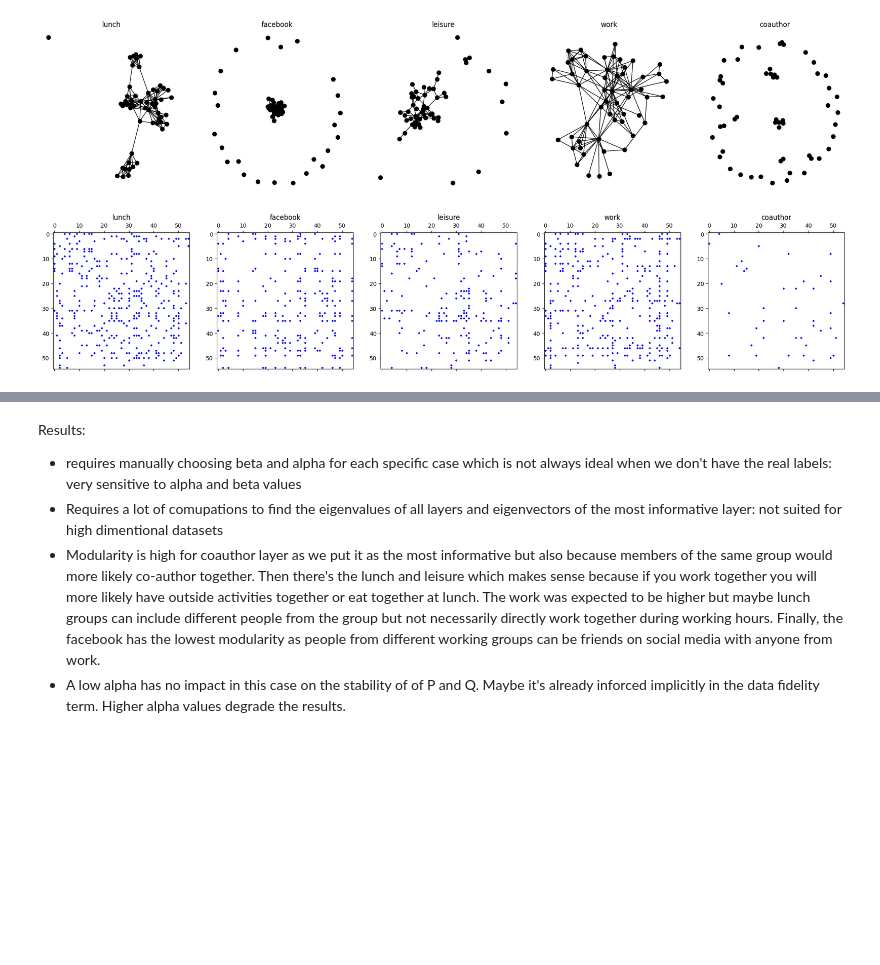
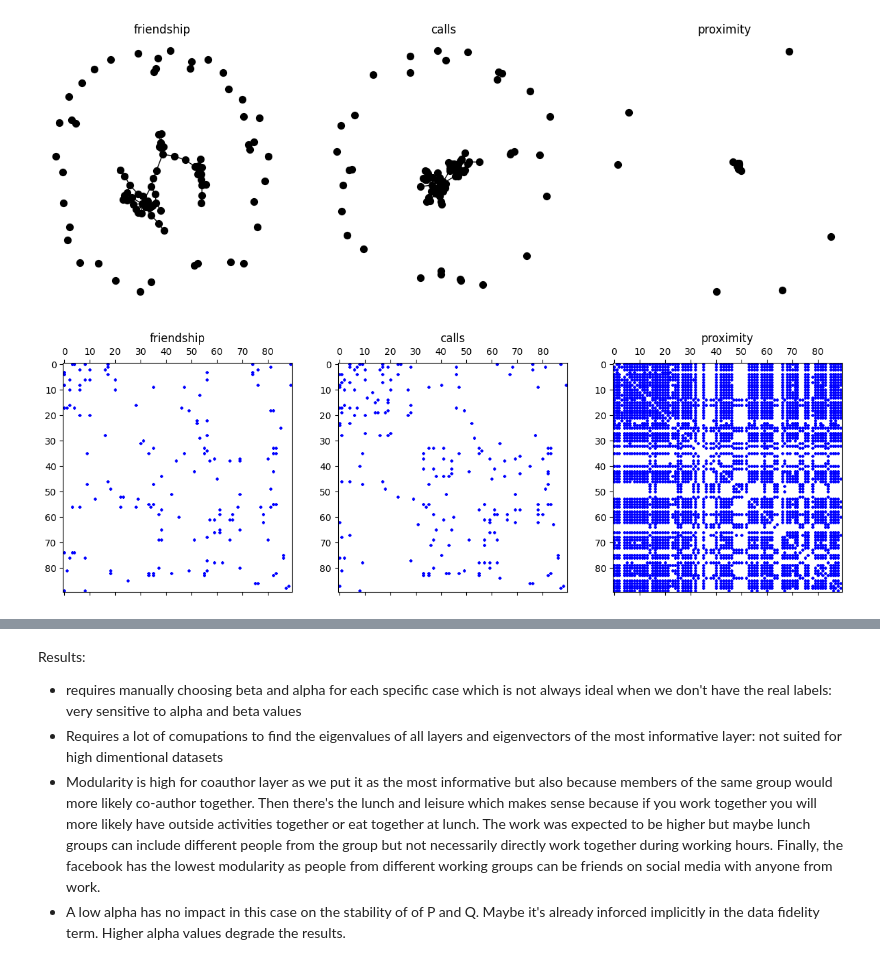
Before and after one commit to souheib1/Clustering-with-Multi-Layer-Graphs, a Jupyter notebook: multi_layer_graph.ipynb, the cells around one changed output, grey strips where cells are left out. Drawn from its saved outputs; the diff is of its cells as text; code cells hidden in the pictures; blank space fills up the shorter version.

```diff
--- a/multi_layer_graph.ipynb
+++ b/multi_layer_graph.ipynb
@@ -5,10 +4,10 @@ from evaluate import evaluate_model
 from utils import modularity
 
 import matplotlib.pyplot as plt
-# %%
-MLG, layer_labels, true_labels = load_AUCS()
-display_MLG(MLG, layer_labels)
-# %% [output]
-[figure, removed]
-[figure, removed]
+# %%
+dataset = Dataset("MIT")
+dataset.display()
+# %% [output]
+[figure, added]
+[figure, added]
 # %%
```
Also changed, not shown: parts of 10 cells of this notebook, 3 other files.
